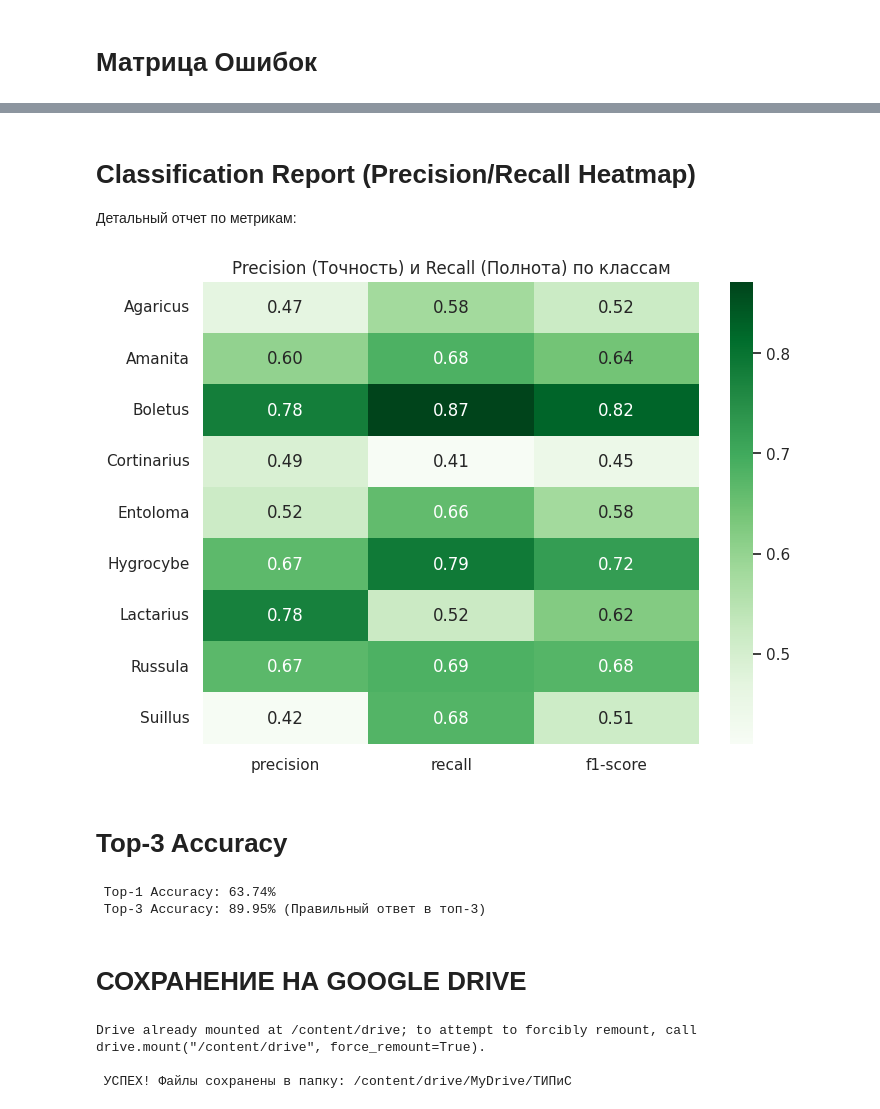
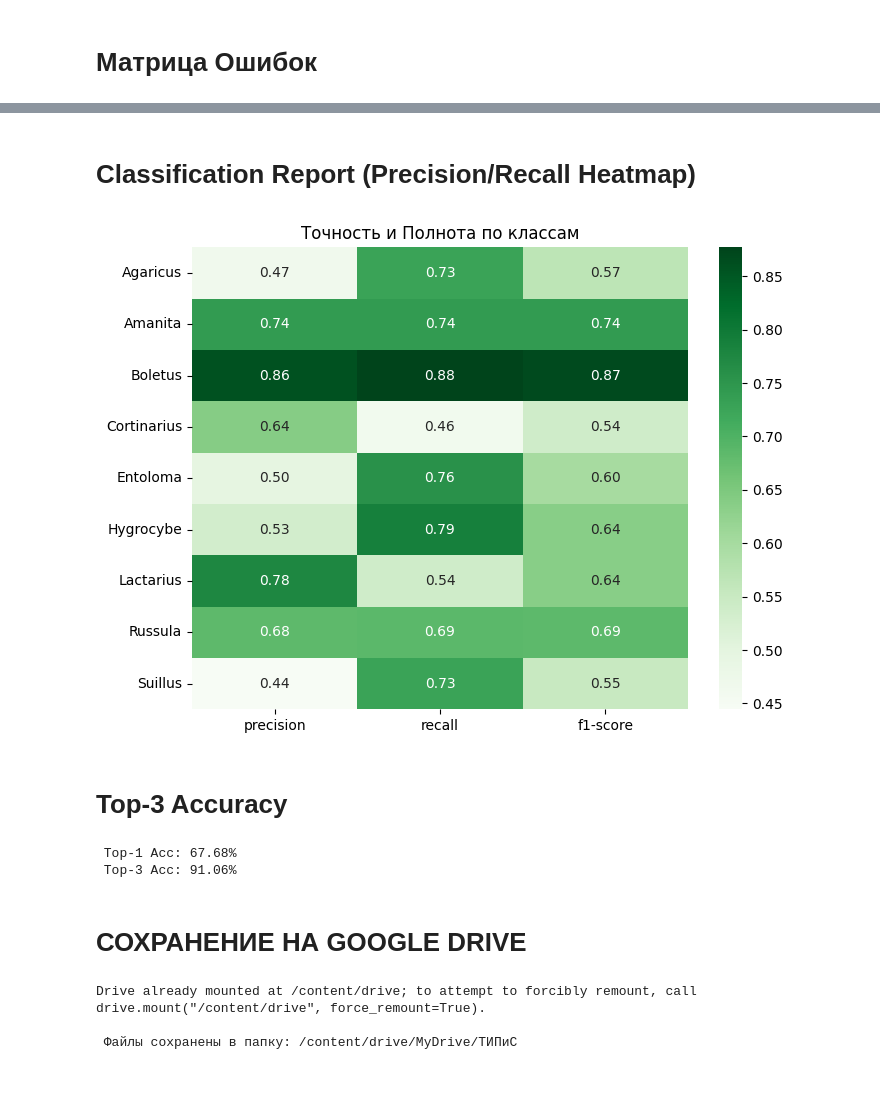
Before and after one commit to Arturchik2004/ai-mushroom-telegram-bot, a Jupyter notebook: notebooks/train_model.ipynb, the cells around one changed output, grey strips where cells are left out. Saved outputs shown, nothing was run; the diff lists cells and outputs as text; code cells hidden in the pictures; blank space fills up the shorter version.

```diff
--- a/notebooks/train_model.ipynb
+++ b/notebooks/train_model.ipynb
@@ -23,11 +23,3 @@ import matplotlib.pyplot as plt
 import seaborn as sns
 from PIL import Image
 from sklearn.metrics import confusion_matrix, classification_report
-# %%
-sns.set_theme(style="whitegrid")
-plt.rcParams['figure.figsize'] = (12, 6)
-
-device = torch.device("cuda" if torch.cuda.is_available() else "cpu")
-print(f"Устройство для вычислений: {device}")
-if str(device) == 'cpu':
-    print("ВНИМАНИЕ: Вы не включили GPU! Обучение будет идти вечность.")
@@ -139,8 +153,7 @@ val_loader = DataLoader(val_dataset, batch_size=BATCH_SIZE, shuffle=False)
 # %% [markdown]
 # Создание и обучение модели
 # %%
-model = models.efficientnet_b0(weights='IMAGENET1K_V1') # Загружаем EfficientNet-B0"
-
+model = models.efficientnet_b0(weights='IMAGENET1K_V1')
 for param in model.parameters():
     param.requires_grad = False
 
@@ -155,7 +168,7 @@ optimizer = optim.Adam(model.classifier.parameters(), lr=0.001)
 
 
 history = {'train_loss': [], 'train_acc': [], 'val_loss': [], 'val_acc': []}
-NUM_EPOCHS = 8
+NUM_EPOCHS = 16
 
 
 from PIL import ImageFile
@@ -264,18 +288,17 @@ plt.show()
 # %% [markdown]
 # Classification Report (Precision/Recall Heatmap)
-Детальный отчет по метрикам:
 # %%
 
 
 report = classification_report(all_labels, all_preds, target_names=class_names, output_dict=True)
 df_report = pd.DataFrame(report).transpose().iloc[:-3, :-1]
 
 plt.figure(figsize=(8, 6))
 sns.heatmap(df_report, annot=True, cmap="Greens", fmt=".2f")
-plt.title("Precision (Точность) и Recall (Полнота) по классам")
+plt.title("Точность и Полнота по классам")
 plt.show()
 # %% [output]
-[figure, old version]
+[figure, new version]
 # %% [markdown]
 # Top-3 Accuracy
 # %%
@@ -293,11 +316,11 @@ def calc_topk(loader, k=3):
     return 100 * correct / total
 
 top3_acc = calc_topk(val_loader, k=3)
-print(f"\n Top-1 Accuracy: {history['val_acc'][-1]:.2f}%")
-print(f" Top-3 Accuracy: {top3_acc:.2f}% (Правильный ответ в топ-3)")
+print(f"\n Top-1 Acc: {history['val_acc'][-1]:.2f}%")
+print(f" Top-3 Acc: {top3_acc:.2f}%")
 # %% [output]
- Top-1 Accuracy: 63.74%
- Top-3 Accuracy: 89.95% (Правильный ответ в топ-3)
+ Top-1 Acc: 67.68%
+ Top-3 Acc: 91.06%
 # %% [markdown]
 # СОХРАНЕНИЕ НА GOOGLE DRIVE
 # %%
@@ -312,13 +335,14 @@ os.makedirs(save_path, exist_ok=True)
 
 
 torch.save(model.state_dict(), os.path.join(save_path, 'mushroom_model.pth'))
+classes_ru = [translation_map.get(c, c) for c in class_names]
 
 
-with open(os.path.join(save_path, 'config.json'), 'w') as f:
-    json.dump(class_names, f)
+with open(os.path.join(save_path, 'config.json'), 'w', encoding='utf-8') as f:
+    json.dump(classes_ru, f, ensure_ascii=False)
 
-print(f"\n УСПЕХ! Файлы сохранены в папку: {save_path}")
+print(f"\n Файлы сохранены в папку: {save_path}")
 # %% [output]
 Drive already mounted at /content/drive; to attempt to forcibly remount, call drive.mount("/content/drive", force_remount=True).
 
- УСПЕХ! Файлы сохранены в папку: /content/drive/MyDrive/ТИПиС
+ Файлы сохранены в папку: /content/drive/MyDrive/ТИПиС
```
Also changed, not shown: parts of 13 cells of this notebook, 5 other files.
